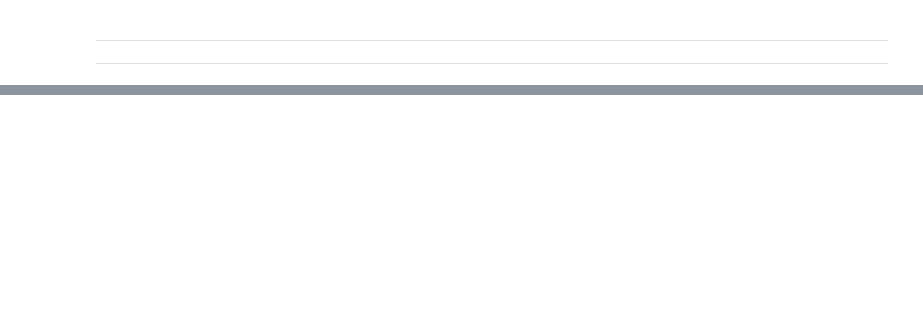
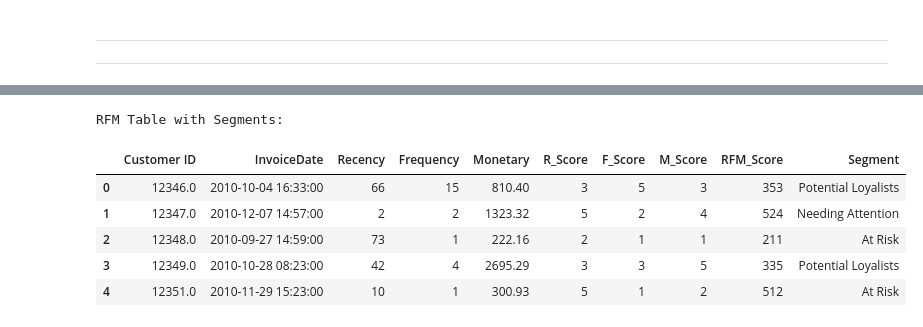
Before and after one commit to Shuchismita2000/customer_purchase_behavior, a Jupyter notebook: RFM.ipynb, the cells around one changed output, grey strips where cells are left out. Saved outputs shown, nothing was run; the diff lists cells and outputs as text; code cells hidden in the pictures; blank space fills up the shorter version.

```diff
--- a/RFM.ipynb
+++ b/RFM.ipynb
@@ -242,0 +332,9 @@ What other data points should we consider integrating with RFM to enhance the se
+# %%
+# Define customer segments based on purchase frequency
+df['CustomerSegment'] = pd.cut(purchase_frequency, bins=[0, 1, 3, 5, 10, float('inf')],
+                               labels=['1-time', '2-3 times', '4-5 times', '6-10 times', '10+ times'])
+
+# Calculate repeat purchase rates by segment
+repeat_purchase_rate = df.groupby('CustomerSegment')['Invoice'].nunique().reset_index(name='RepeatPurchaseRate')
+
+repeat_purchase_rate
@@ -242,0 +468,6 @@ What other data points should we consider integrating with RFM to enhance the se
+# %%
+# Combine RFM metrics into one table
+rfm_table = rfm_recency.merge(rfm_frequency, on='Customer ID').merge(rfm_monetary, on='Customer ID')
+
+print("RFM Table:")
+rfm_table.head()
@@ -242,0 +482,11 @@ What other data points should we consider integrating with RFM to enhance the se
+# %%
+# Define scoring functions for RFM metrics (1 to 5 scale)
+rfm_table['R_Score'] = pd.qcut(rfm_table['Recency'], 5, labels=[5, 4, 3, 2, 1])
+rfm_table['F_Score'] = pd.qcut(rfm_table['Frequency'].rank(method='first'), 5, labels=[1, 2, 3, 4, 5])
+rfm_table['M_Score'] = pd.qcut(rfm_table['Monetary'], 5, labels=[1, 2, 3, 4, 5])
+
+# Calculate the overall RFM score (concatenation of R, F, M scores)
+rfm_table['RFM_Score'] = rfm_table['R_Score'].astype(str) + rfm_table['F_Score'].astype(str) + rfm_table['M_Score'].astype(str)
+
+print("RFM Table with Scores:")
+rfm_table.head()
@@ -242,0 +501,27 @@ What other data points should we consider integrating with RFM to enhance the se
+# %%
+# Define RFM segments
+def rfm_segment(row):
+    if row['R_Score'] == 5 and row['F_Score'] == 5 and row['M_Score'] == 5:
+        return 'Champions'
+    elif row['R_Score'] == 4 and row['F_Score'] >= 4 and row['M_Score'] >= 4:
+        return 'Loyal Customers'
+    elif row['R_Score'] >= 3 and row['F_Score'] >= 3 and row['M_Score'] >= 3:
+        return 'Potential Loyalists'
+    elif row['R_Score'] >= 2 and row['F_Score'] >= 2 and row['M_Score'] >= 2:
+        return 'Needing Attention'
+    else:
+        return 'At Risk'
+
+# Apply segmentation
+rfm_table['Segment'] = rfm_table.apply(rfm_segment, axis=1)
+
+print("RFM Table with Segments:")
+rfm_table.head()
+# %% [output]
+RFM Table with Segments:
+|  | Customer ID | InvoiceDate | Recency | Frequency | Monetary | R_Score | F_Score | M_Score | RFM_Score | Segment |
+| 0 | 12346.0 | 2010-10-04 16:33:00 | 66 | 15 | 810.40 | 3 | 5 | 3 | 353 | Potential Loyalists |
+| 1 | 12347.0 | 2010-12-07 14:57:00 | 2 | 2 | 1323.32 | 5 | 2 | 4 | 524 | Needing Attention |
+| 2 | 12348.0 | 2010-09-27 14:59:00 | 73 | 1 | 222.16 | 2 | 1 | 1 | 211 | At Risk |
+| 3 | 12349.0 | 2010-10-28 08:23:00 | 42 | 4 | 2695.29 | 3 | 3 | 5 | 335 | Potential Loyalists |
+| 4 | 12351.0 | 2010-11-29 15:23:00 | 10 | 1 | 300.93 | 5 | 1 | 2 | 512 | At Risk |
```
Also changed, not shown: parts of 42 cells of this notebook.
